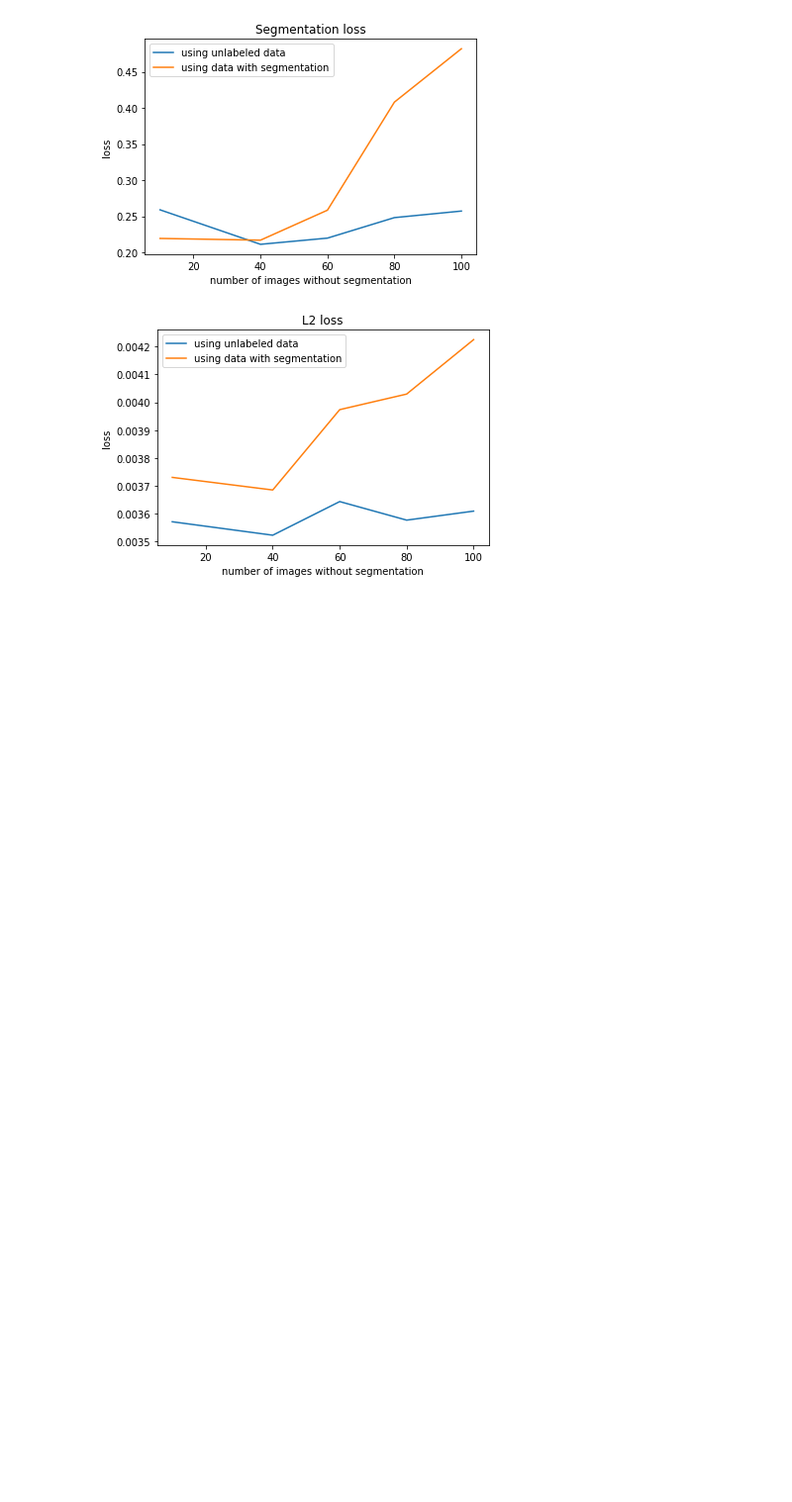
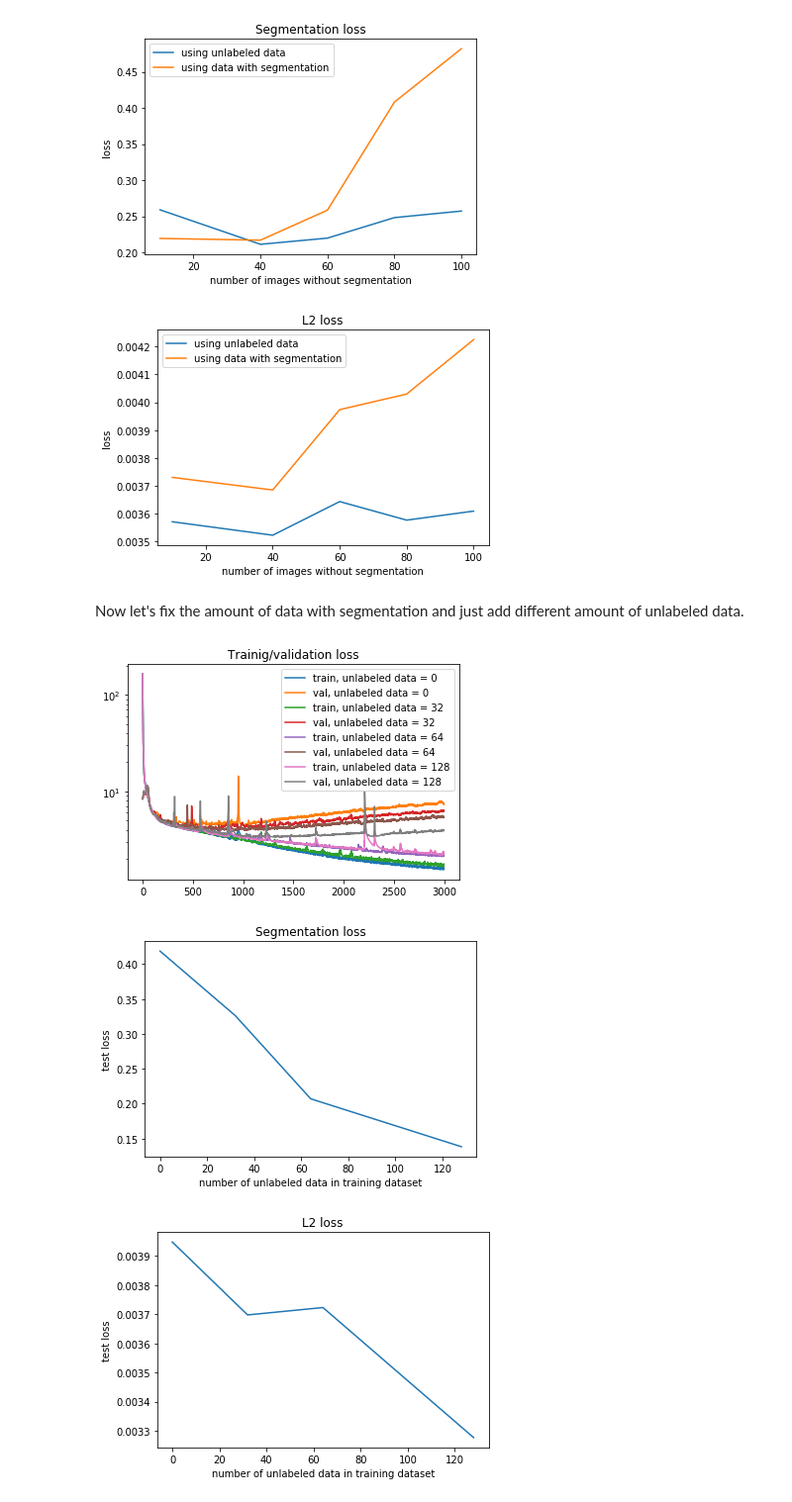
Before and after one commit to ashysheya/research_project, a Jupyter notebook: very_simple_autoencoder_experiments.ipynb, the cells around one changed output. Shown at 99% size. Drawn from its saved outputs; the diff is of its cells as text; code cells hidden in the pictures; blank space fills up the shorter version.

Commit message:
add experiments with fixed size of labelled training data

```diff
--- a/very_simple_autoencoder_experiments.ipynb
+++ b/very_simple_autoencoder_experiments.ipynb
@@ -122,3 +123,5 @@ for batch_size, split in zip(batch_sizes, splits):
+# %%
+data = generate_data([128, 32, 16])
 # %%
 def train(data, net, number_without_segmentation, num_epoch, img_loss, segm_loss):
     train_loss_history = []
@@ -280,3 +283,53 @@ plt.show()
 # %% [output]
 [figure]
 [figure]
+# %% [markdown]
+Now let's fix the amount of data with segmentation and just add different amount of unlabeled data.
+# %%
+data = generate_data([192, 32, 16])
+# %%
+labeled_data_size = 64
+unlabeled_data_sizes = [0, 32, 64, 128]
+
+history_segm_loss = []
+history_img_loss = []
+
+for unlabeled_data_size in unlabeled_data_sizes:
+
+    net.load_state_dict(starting_parameters)
+
+    data_current = copy.deepcopy(data)
+    data_current['train'] = (data['train'][0][:labeled_data_size + unlabeled_data_size],
+                             data['train'][1][:labeled_data_size + unlabeled_data_size])
+
+    train_loss_history, val_loss_history, early_stopping_params = train(data_current, net, unlabeled_data_size,
+                                                                        3000, img_loss, segm_loss)
+
+    plt.semilogy(train_loss_history, label='train, unlabeled data = {}'.format(unlabeled_data_size))
+    plt.semilogy(val_loss_history, label='val, unlabeled data = {}'.format(unlabeled_data_size))
+
+    net.load_state_dict(early_stopping_params)
+
+    loss_test = test(net, data, segm_loss, img_loss)
+    history_segm_loss.append(loss_test[0])
+    history_img_loss.append(loss_test[1])
+
+plt.title('Trainig/validation loss')
+plt.legend()
+plt.show()
+
+plt.title('Segmentation loss')
+plt.xlabel('number of unlabeled data in training dataset')
+plt.ylabel('test loss')
+plt.plot(unlabeled_data_sizes, history_segm_loss)
+plt.show()
+
+plt.title('L2 loss')
+plt.xlabel('number of unlabeled data in training dataset')
+plt.ylabel('test loss')
+plt.plot(unlabeled_data_sizes, history_img_loss)
+plt.show()
+# %% [output]
+[figure, added]
+[figure, added]
+[figure, added]
```
Also changed, not shown: parts of 1 cell of this notebook.
